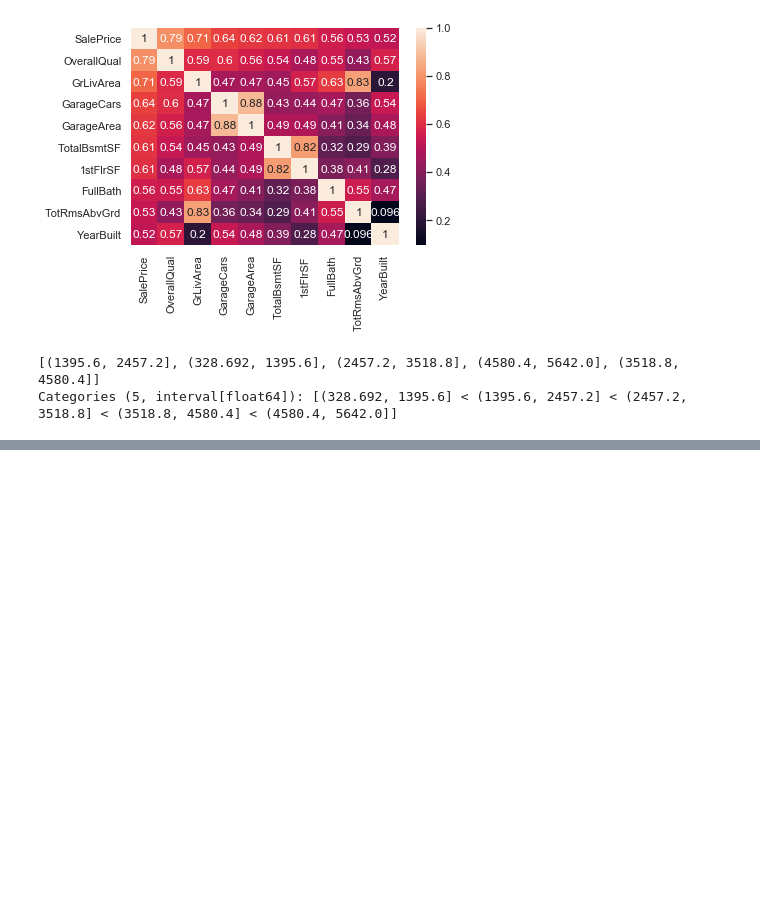
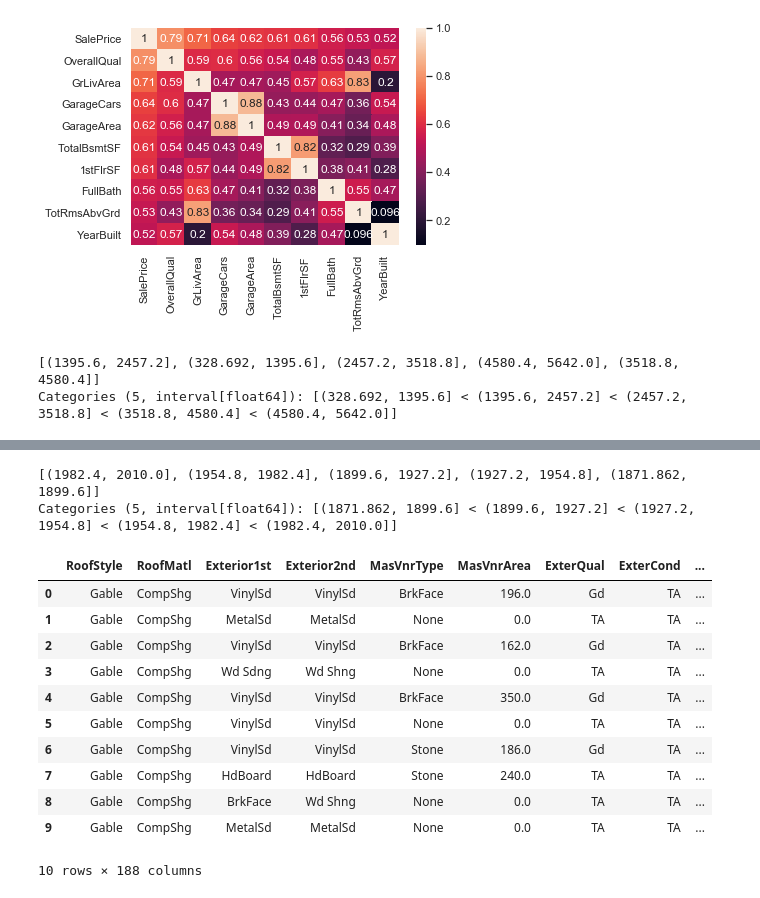
Before and after one commit to vishalvanpariya/HousePrice-Prediction-Kaggle, a Jupyter notebook: house-price-prediction-kaggle-competition.ipynb, the cells around one changed output, grey strips where cells are left out. Cells and saved outputs as stored; diff of their text form; code cells hidden in the pictures; blank space fills up the shorter version.

```diff
--- a/house-price-prediction-kaggle-competition.ipynb
+++ b/house-price-prediction-kaggle-competition.ipynb
@@ -241,0 +296,3 @@ pd.get_dummies(data=data,columns=['Floorfeet'],prefix='Floorfeet').head()
+# %%
+data=pd.get_dummies(data=data,columns=['Street','Alley','LotShape','LotShape','LandContour','Utilities','LotConfig','LandSlope','Neighborhood','Condition1','Condition2','BldgType','HouseStyle'])
+data.head()
@@ -241,0 +307,37 @@ pd.get_dummies(data=data,columns=['Floorfeet'],prefix='Floorfeet').head()
+# %%
+data['OverallQual']=data['OverallQual'].map({1:'Bad',2:'Bad',3:'Bad',4:'Bad',5:'Avg',6:'Avg',7:'Avg',8:'Good',9:'Good',10:'Good'})
+data=pd.get_dummies(data=data,columns=['OverallQual'],prefix='OverallQual')
+# %%
+data['OverallCond']=data['OverallCond'].map({1:'Bad',2:'Bad',3:'Bad',4:'Bad',5:'Avg',6:'Avg',7:'Avg',8:'Good',9:'Good',10:'Good'})
+data=pd.get_dummies(data=data,columns=['OverallCond'],prefix='OverallCond')
+# %%
+data['Remodeled']=0
+data.loc[data['YearBuilt']!=data['YearRemodAdd'],'Remodeled']=1
+data=data.drop('YearRemodAdd',1)
+data=pd.get_dummies(data=data,columns=['Remodeled'])
+# %%
+create_band('YearBuilt',5)
+# %% [output]
+[(1982.4, 2010.0], (1954.8, 1982.4], (1899.6, 1927.2], (1927.2, 1954.8], (1871.862, 1899.6]]
+Categories (5, interval[float64]): [(1871.862, 1899.6] < (1899.6, 1927.2] < (1927.2, 1954.8] < (1954.8, 1982.4] < (1982.4, 2010.0]]
+# %%
+define_intervals(value=1,feature='YearBuilt',minval=1871.862,maxval=1899.6)
+define_intervals(value=2,feature='YearBuilt',minval=1899.6,maxval=1927.2)
+define_intervals(value=3,feature='YearBuilt',minval=1927.2,maxval=1954.8)
+define_intervals(value=4,feature='YearBuilt',minval=1954.8,maxval=1982.4)
+define_intervals(value=5,feature='YearBuilt',minval=1982.4,maxval=2010.0)
+data=data.drop('YearBuilt_band',1)
+data=pd.get_dummies(data=data,columns=['YearBuilt'])
+# %% [output]
+|  | RoofStyle | RoofMatl | Exterior1st | Exterior2nd | MasVnrType | MasVnrArea | ExterQual | ExterCond | ... |
+| 0 | Gable | CompShg | VinylSd | VinylSd | BrkFace | 196.0 | Gd | TA | ... |
+| 1 | Gable | CompShg | MetalSd | MetalSd | None | 0.0 | TA | TA | ... |
+| 2 | Gable | CompShg | VinylSd | VinylSd | BrkFace | 162.0 | Gd | TA | ... |
+| 3 | Gable | CompShg | Wd Sdng | Wd Shng | None | 0.0 | TA | TA | ... |
+| 4 | Gable | CompShg | VinylSd | VinylSd | BrkFace | 350.0 | Gd | TA | ... |
+| 5 | Gable | CompShg | VinylSd | VinylSd | None | 0.0 | TA | TA | ... |
+| 6 | Gable | CompShg | VinylSd | VinylSd | Stone | 186.0 | Gd | TA | ... |
+| 7 | Gable | CompShg | HdBoard | HdBoard | Stone | 240.0 | TA | TA | ... |
+| 8 | Gable | CompShg | BrkFace | Wd Shng | None | 0.0 | TA | TA | ... |
+| 9 | Gable | CompShg | MetalSd | MetalSd | None | 0.0 | TA | TA | ... |
+10 rows × 188 columns
```
Also changed, not shown: parts of 25 cells of this notebook.
